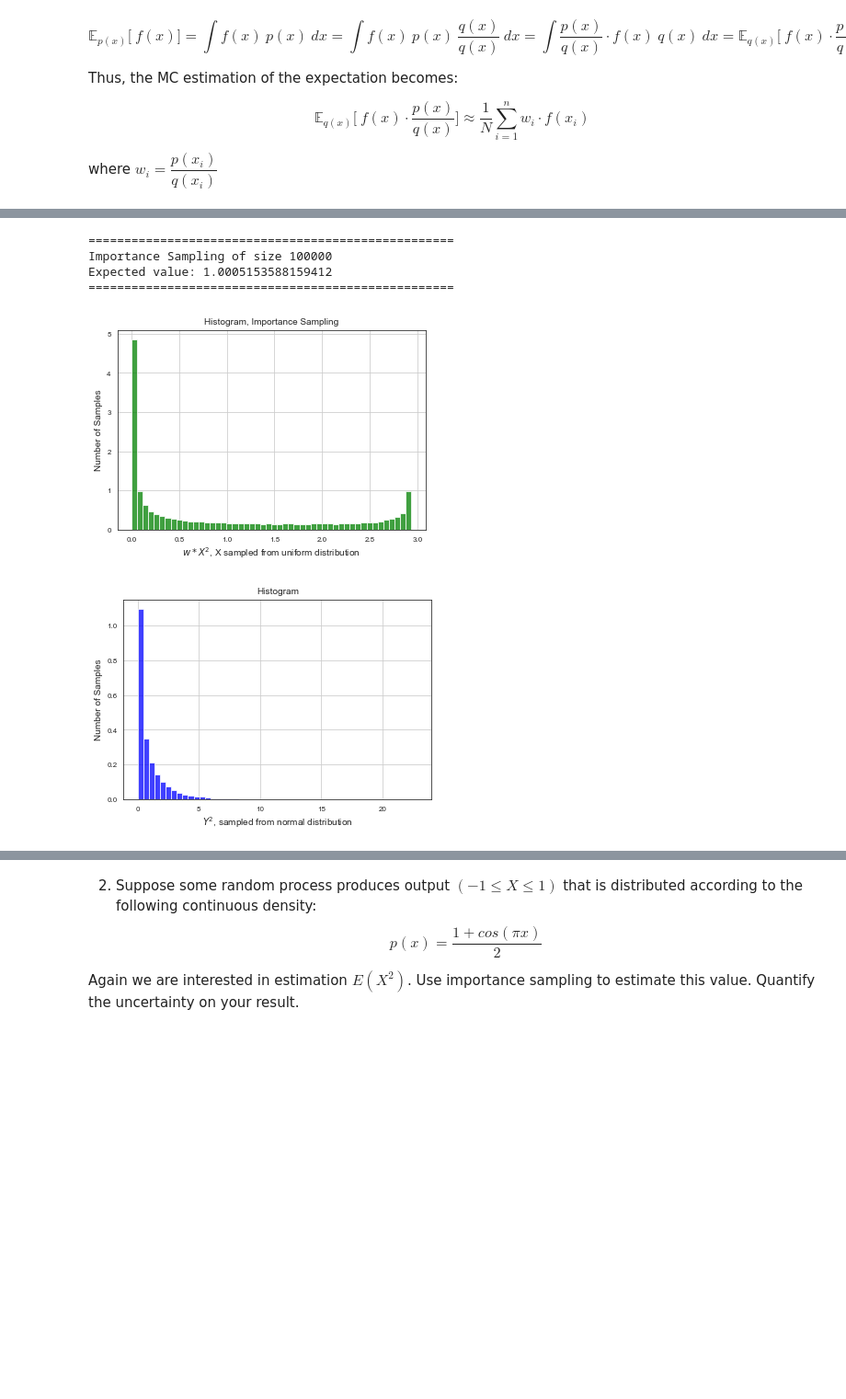
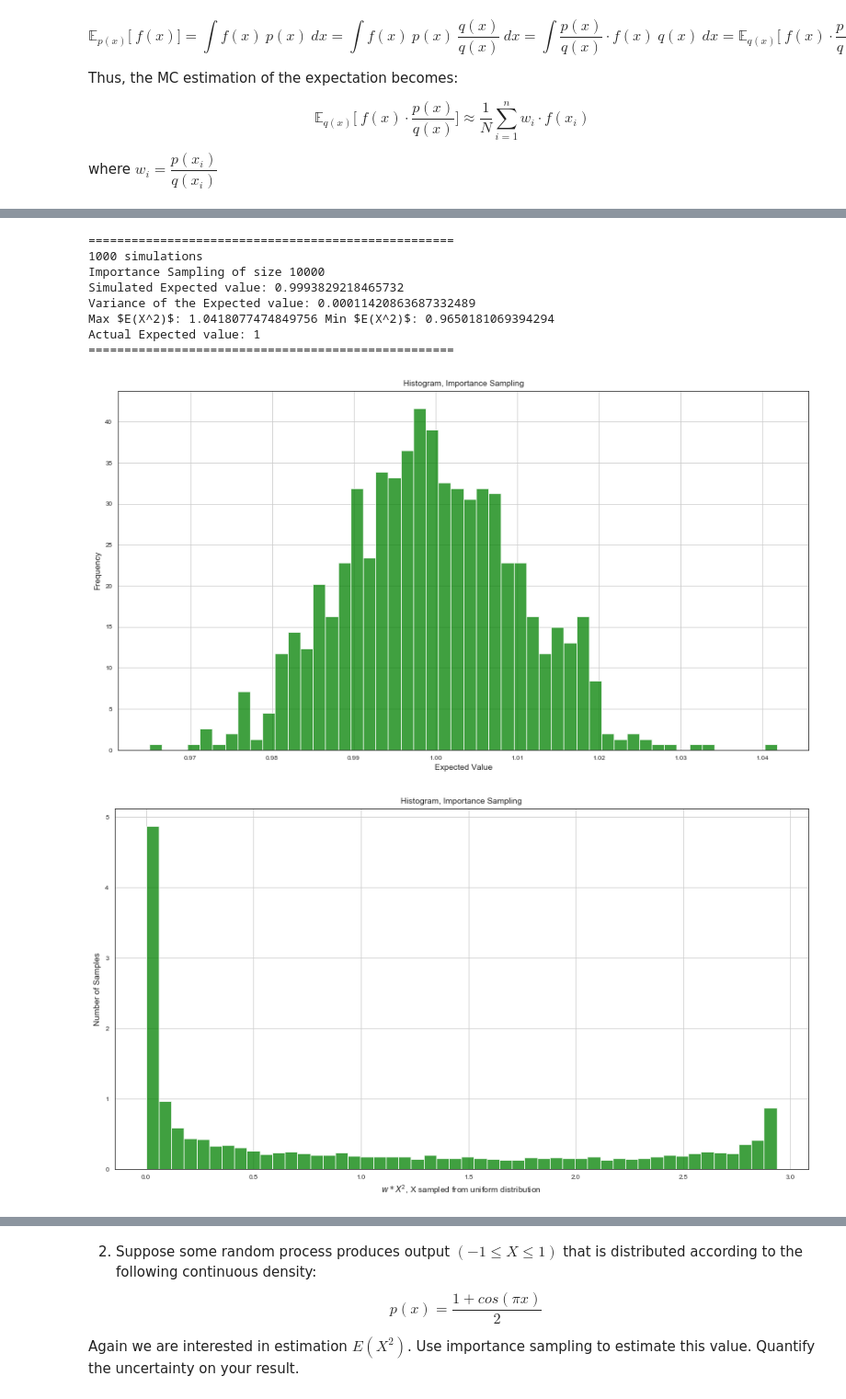
Before and after one commit to VictorZuanazzi/monte-carlo, a Jupyter notebook: 6.7 Monte Carlo and Importance Sampling.ipynb, the cells around one changed output, grey strips where cells are left out. Shown at 92% size. Cells and saved outputs as stored; diff of their text form; code cells hidden in the pictures; blank space fills up the shorter version.

```diff
--- a/6.7 Monte Carlo and Importance Sampling.ipynb
+++ b/6.7 Monte Carlo and Importance Sampling.ipynb
@@ -110,11 +138,15 @@ def Importance_Sampling_1(num_samples, plot=True):
         plt.savefig(plot_dir + 'weights{}.pdf'.format(num_samples), format='pdf', dpi=300)
         plt.show()
 # %%
-Importance_Sampling_1(1e5)
+Importance_Sampling_1(1e4)
 # %% [output]
 ===================================================
-Importance Sampling of size 100000
-Expected value: 1.0005153588159412
+1000 simulations
+Importance Sampling of size 10000
+Simulated Expected value: 0.9993829218465732
+Variance of the Expected value: 0.00011420863687332489
+Max $E(X^2)$: 1.0418077474849756 Min $E(X^2)$: 0.9650181069394294
+Actual Expected value: 1
 ===================================================
-[figure, old version]
+[figure, new version]
-[figure, old version]
+[figure, new version]
```
Also changed, not shown: parts of 8 cells of this notebook.
